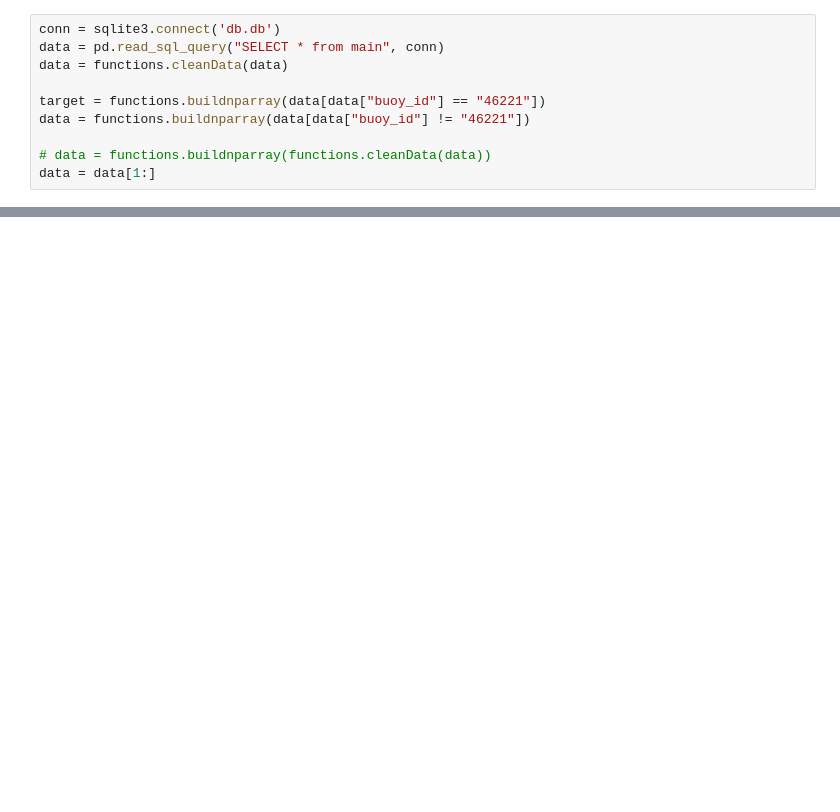
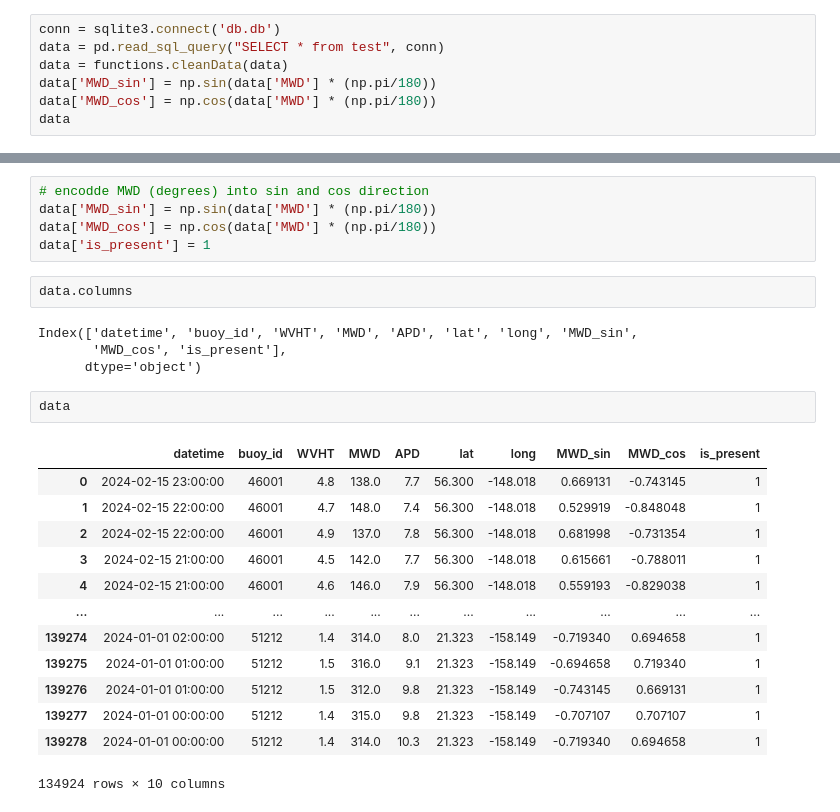
Before and after one commit to evancoons22/nbdc-buoydata, a Jupyter notebook: Untitled.ipynb, the cells around one changed output, grey strips where cells are left out. Drawn from its saved outputs; the diff is of its cells as text; blank space fills up the shorter version.

```diff
--- a/Untitled.ipynb
+++ b/Untitled.ipynb
@@ -15,10 +22,7 @@ ModuleNotFoundError: No module named 'torch'
 # %%
 conn = sqlite3.connect('db.db')
-data = pd.read_sql_query("SELECT * from main", conn)
+data = pd.read_sql_query("SELECT * from test", conn)
 data = functions.cleanData(data)
-
-target = functions.buildnparray(data[data["buoy_id"] == "46221"])
-data = functions.buildnparray(data[data["buoy_id"] != "46221"])
-
-# data = functions.buildnparray(functions.cleanData(data))
-data = data[1:]
+data['MWD_sin'] = np.sin(data['MWD'] * (np.pi/180))
+data['MWD_cos'] = np.cos(data['MWD'] * (np.pi/180))
+data
@@ -24,0 +43,27 @@ data = data[1:]
+# %%
+# encodde MWD (degrees) into sin and cos direction
+data['MWD_sin'] = np.sin(data['MWD'] * (np.pi/180))
+data['MWD_cos'] = np.cos(data['MWD'] * (np.pi/180))
+data['is_present'] = 1
+# %%
+data.columns
+# %% [output]
+Index(['datetime', 'buoy_id', 'WVHT', 'MWD', 'APD', 'lat', 'long', 'MWD_sin',
+       'MWD_cos', 'is_present'],
+      dtype='object')
+# %%
+data
+# %% [output]
+|  | datetime | buoy_id | WVHT | MWD | APD | lat | long | MWD_sin | MWD_cos | is_present |
+| 0 | 2024-02-15 23:00:00 | 46001 | 4.8 | 138.0 | 7.7 | 56.300 | -148.018 | 0.669131 | -0.743145 | 1 |
+| 1 | 2024-02-15 22:00:00 | 46001 | 4.7 | 148.0 | 7.4 | 56.300 | -148.018 | 0.529919 | -0.848048 | 1 |
+| 2 | 2024-02-15 22:00:00 | 46001 | 4.9 | 137.0 | 7.8 | 56.300 | -148.018 | 0.681998 | -0.731354 | 1 |
+| 3 | 2024-02-15 21:00:00 | 46001 | 4.5 | 142.0 | 7.7 | 56.300 | -148.018 | 0.615661 | -0.788011 | 1 |
+| 4 | 2024-02-15 21:00:00 | 46001 | 4.6 | 146.0 | 7.9 | 56.300 | -148.018 | 0.559193 | -0.829038 | 1 |
+| ... | ... | ... | ... | ... | ... | ... | ... | ... | ... | ... |
+| 139274 | 2024-01-01 02:00:00 | 51212 | 1.4 | 314.0 | 8.0 | 21.323 | -158.149 | -0.719340 | 0.694658 | 1 |
+| 139275 | 2024-01-01 01:00:00 | 51212 | 1.5 | 316.0 | 9.1 | 21.323 | -158.149 | -0.694658 | 0.719340 | 1 |
+| 139276 | 2024-01-01 01:00:00 | 51212 | 1.5 | 312.0 | 9.8 | 21.323 | -158.149 | -0.743145 | 0.669131 | 1 |
+| 139277 | 2024-01-01 00:00:00 | 51212 | 1.4 | 315.0 | 9.8 | 21.323 | -158.149 | -0.707107 | 0.707107 | 1 |
+| 139278 | 2024-01-01 00:00:00 | 51212 | 1.4 | 314.0 | 10.3 | 21.323 | -158.149 | -0.719340 | 0.694658 | 1 |
+134924 rows × 10 columns
```
Also changed, not shown: parts of 12 cells of this notebook, 7 other files.
